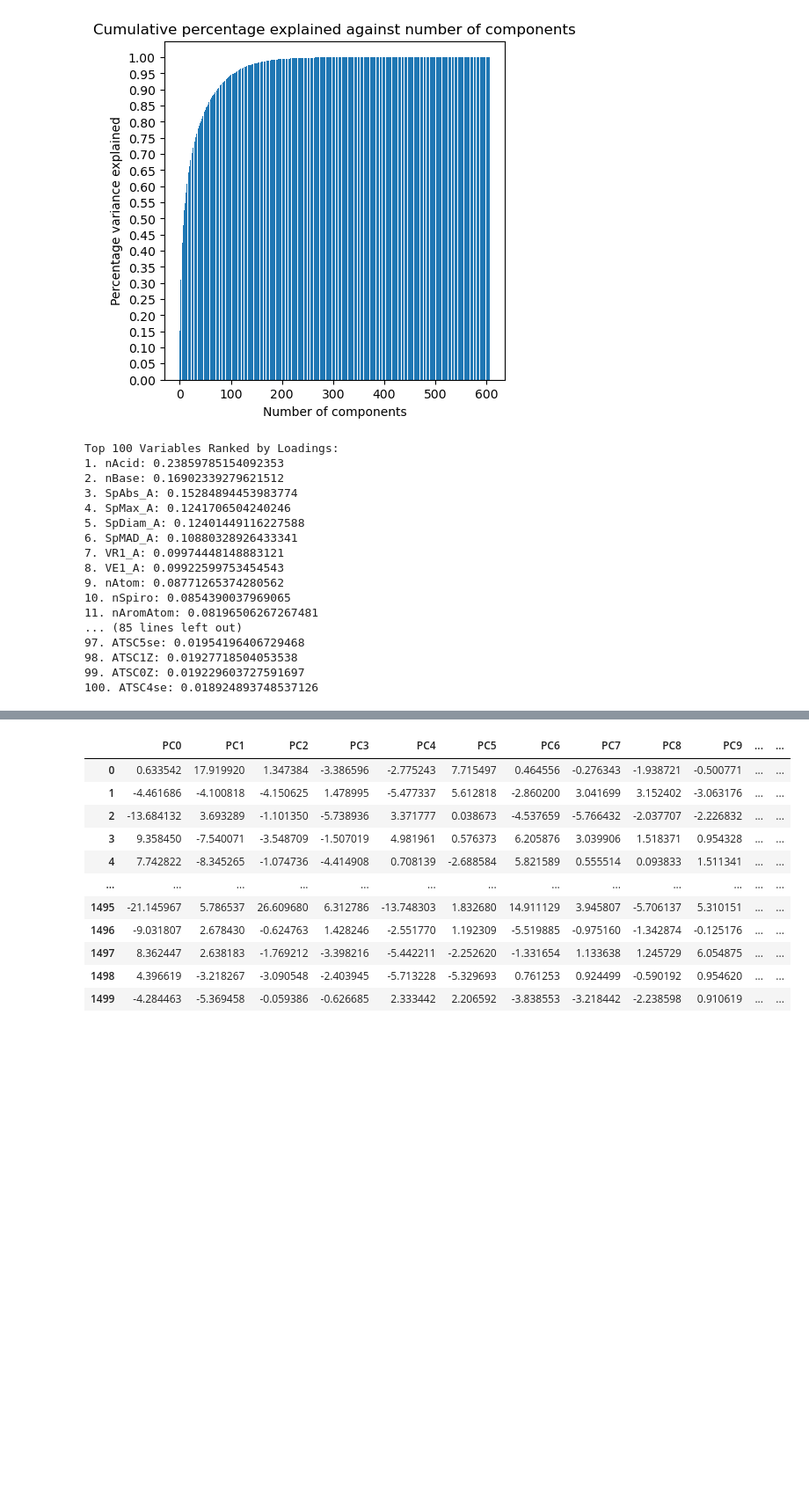
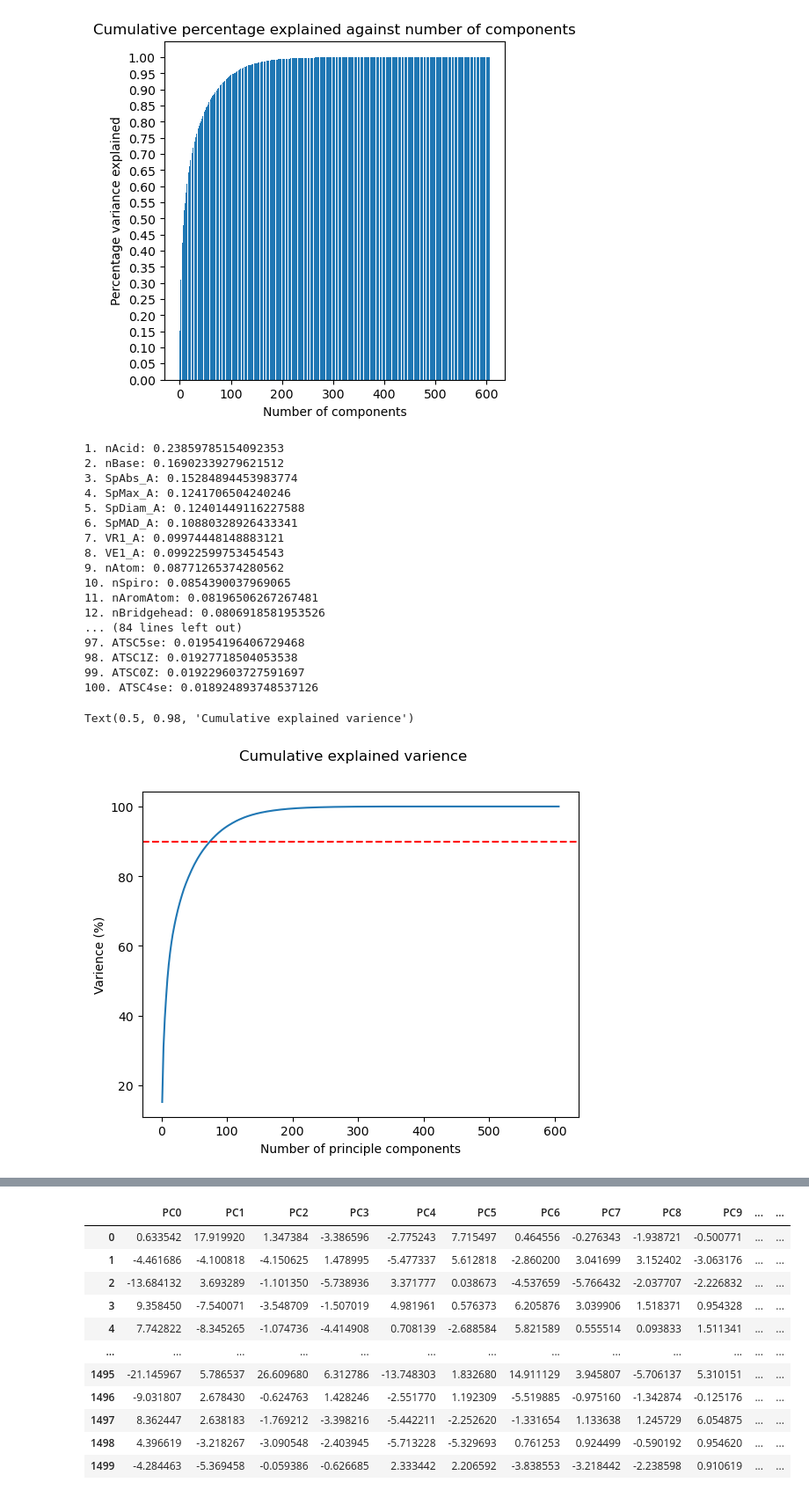
Before and after one commit to Jobs27/AP_groupassignment-, a Jupyter notebook: group_assignment_inhibitor_classifier.ipynb, the cells around one changed output, grey strips where cells are left out. Shown at 88% size. Cells and saved outputs as stored; diff of their text form; code cells hidden in the pictures; blank space fills up the shorter version.

Commit message:
Update variable selection

```diff
--- a/group_assignment_inhibitor_classifier.ipynb
+++ b/group_assignment_inhibitor_classifier.ipynb
@@ -173,25 +176,16 @@ plt.show()
 [figure]
 # %%
 loadings = v * np.sqrt(w)
-# Get the absolute mean loadings for each variable
 abs_mean_loadings = np.abs(loadings).mean(axis=0)
-
-# Create a dictionary to store the variable names and their corresponding absolute mean loadings
 variable_loadings = {var: abs_mean_loadings[i] for i, var in enumerate(X_train_mor.columns)}
-
-# Sort the variable_loadings dictionary by the absolute mean loadings in descending order
 sorted_loadings = sorted(variable_loadings.items(), key=lambda x: x[1], reverse=True)
-
-# Extract the top 100 variables based on their loadings
 top_100_variables = [var[0] for var in sorted_loadings[:100]]
 
-# Print the ranked variables with their loadings
-print("Top 100 Variables Ranked by Loadings:")
+
 for i, var in enumerate(top_100_variables):
     loading = variable_loadings[var]
     print(f"{i+1}. {var}: {loading}")
 # %% [output]
-Top 100 Variables Ranked by Loadings:
 1. nAcid: 0.23859785154092353
 2. nBase: 0.16902339279621512
 3. SpAbs_A: 0.15284894453983774
@@ -203,8 +197,20 @@ Top 100 Variables Ranked by Loadings:
 9. nAtom: 0.08771265374280562
 10. nSpiro: 0.0854390037969065
 11. nAromAtom: 0.08196506267267481
-... (85 lines left out)
+12. nBridgehead: 0.0806918581953526
+... (84 lines left out)
 97. ATSC5se: 0.01954196406729468
 98. ATSC1Z: 0.01927718504053538
 99. ATSC0Z: 0.019229603727591697
 100. ATSC4se: 0.018924893748537126
+# %%
+pca=PCA()
+pca.fit(matrix_mordred_scaled)
+fig, ax = plt.subplots()
+sns.lineplot(x=np.arange(1,len(np.cumsum(pca.explained_variance_ratio_*100))+1),y=np.cumsum(pca.explained_variance_ratio_*100),ax=ax)
+ax.axhline(y=90, color='red', linestyle='--')
+ax.set(xlabel="Number of principle components",ylabel="Varience (%)")
+fig.suptitle("Cumulative explained varience")
+# %% [output]
+Text(0.5, 0.98, 'Cumulative explained varience')
+[figure, added]
```
Also changed, not shown: parts of 4 cells of this notebook.
